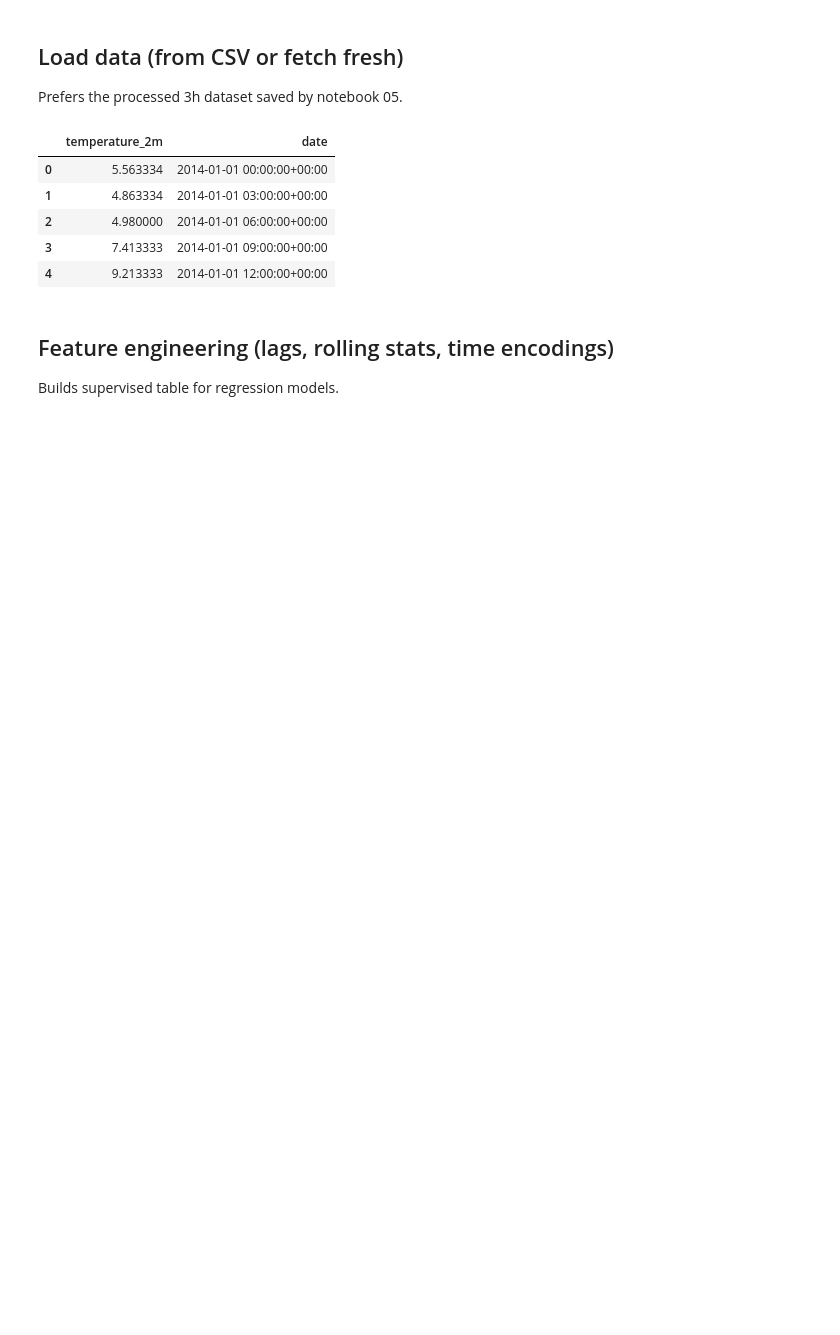
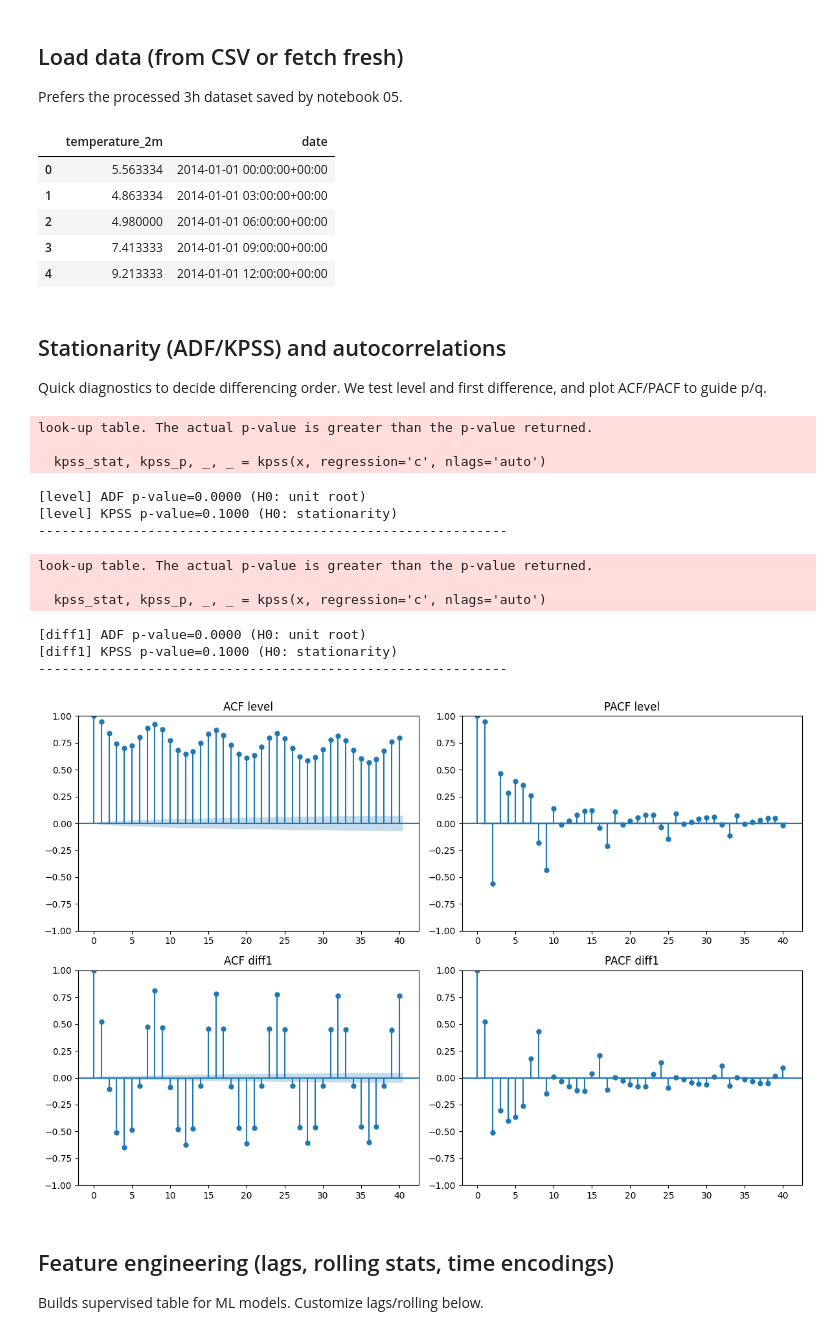
Before and after one commit to 2025-2026-estia-bihar/manuelli_laurent_projet_final, a Jupyter notebook: notebooks/06_weather_timeseries_modeling.ipynb, the cells around one changed output. Cells and saved outputs as stored; diff of their text form; code cells hidden in the pictures; blank space fills up the shorter version.

```diff
--- a/notebooks/06_weather_timeseries_modeling.ipynb
+++ b/notebooks/06_weather_timeseries_modeling.ipynb
@@ -45,6 +49,7 @@ else:
     preproc = TimeSeriesPreprocessor(step_hours=3)
     df = preproc.run(raw_df)
 df['date'] = pd.to_datetime(df['date'], utc=True)
+df = df.sort_values('date').reset_index(drop=True)
 df.head()
 # %% [output]
 |  | temperature_2m | date |
@@ -53,9 +58,46 @@ df.head()
 | 2 | 4.980000 | 2014-01-01 06:00:00+00:00 |
 | 3 | 7.413333 | 2014-01-01 09:00:00+00:00 |
 | 4 | 9.213333 | 2014-01-01 12:00:00+00:00 |
+# %% [markdown]
+## Stationarity (ADF/KPSS) and autocorrelations
+Quick diagnostics to decide differencing order. We test level and first difference, and plot ACF/PACF to guide p/q.
+# %%
+series = df['temperature_2m'].dropna()
+diff1 = series.diff().dropna()
+
+def run_stationarity_tests(x, label):
+    adf_stat, adf_p, _, _, _, _ = adfuller(x, autolag='AIC')
+    kpss_stat, kpss_p, _, _ = kpss(x, regression='c', nlags='auto')
+    print(f"[{label}] ADF p-value={adf_p:.4f} (H0: unit root)")
+    print(f"[{label}] KPSS p-value={kpss_p:.4f} (H0: stationarity)")
+    print('-' * 60)
+
+run_stationarity_tests(series, 'level')
+run_stationarity_tests(diff1, 'diff1')
+
+fig, axes = plt.subplots(2, 2, figsize=(12, 8))
+plot_acf(series, ax=axes[0,0], lags=40, title='ACF level')
+plot_pacf(series, ax=axes[0,1], lags=40, title='PACF level', method='ywm')
+plot_acf(diff1, ax=axes[1,0], lags=40, title='ACF diff1')
+plot_pacf(diff1, ax=axes[1,1], lags=40, title='PACF diff1', method='ywm')
+plt.tight_layout()
+# %% [output]
+look-up table. The actual p-value is greater than the p-value returned.
+
+  kpss_stat, kpss_p, _, _ = kpss(x, regression='c', nlags='auto')
+[level] ADF p-value=0.0000 (H0: unit root)
+[level] KPSS p-value=0.1000 (H0: stationarity)
+------------------------------------------------------------
+look-up table. The actual p-value is greater than the p-value returned.
+
+  kpss_stat, kpss_p, _, _ = kpss(x, regression='c', nlags='auto')
+[diff1] ADF p-value=0.0000 (H0: unit root)
+[diff1] KPSS p-value=0.1000 (H0: stationarity)
+------------------------------------------------------------
+[figure, added]
 # %% [markdown]
 ## Feature engineering (lags, rolling stats, time encodings)
-Builds supervised table for regression models.
+Builds supervised table for ML models. Customize lags/rolling below.
 # %%
 feat_builder = FeatureBuilder(target_col='temperature_2m', time_col='date')
 feature_df = feat_builder.build(df)
```
Also changed, not shown: parts of 26 cells of this notebook, 33 other files.
